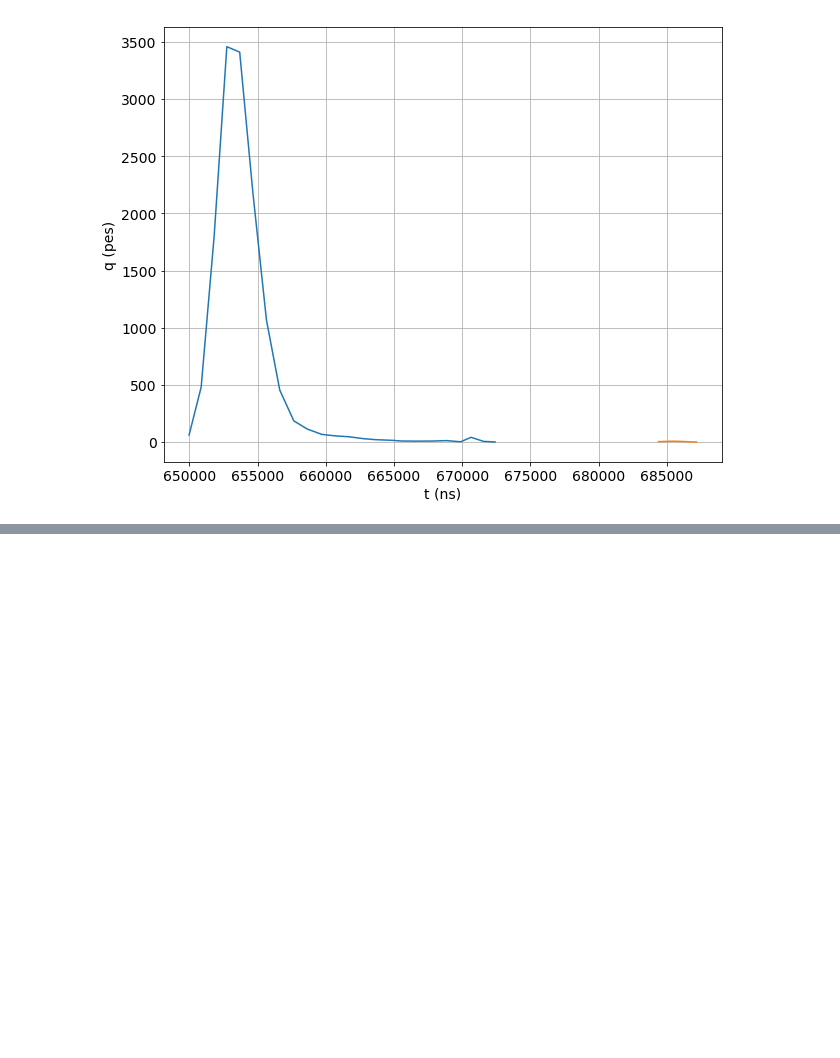
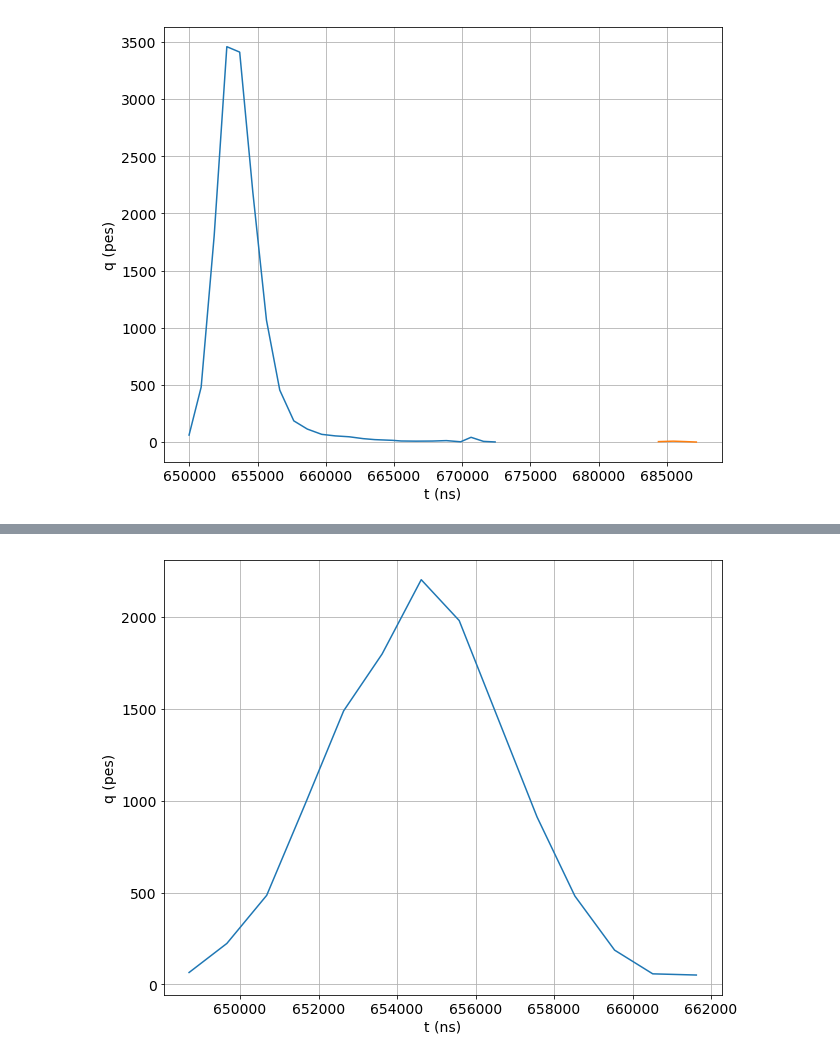
Before and after one commit to jjgomezcadenas/ICDEV, a Jupyter notebook: lsc/krFeb2018_waveforms.ipynb, the cells around one changed output, grey strips where cells are left out. Cells and saved outputs as stored; diff of their text form; code cells hidden in the pictures; blank space fills up the shorter version.

```diff
--- a/lsc/krFeb2018_waveforms.ipynb
+++ b/lsc/krFeb2018_waveforms.ipynb
@@ -1103,3 +1140,8 @@ s2s
 plot_S12(s2s)
 # %% [output]
 [figure]
+# %%
+s2_indx, s2_ene = pkf.indices_and_wf_above_threshold(cwf_sum, 1.0 * units.pes)
+s2s = pkf.find_peaks(cwf_sum, s2_indx, s2params.time, s2params.length, s2params.stride, s2params.rebin_stride,
+                    Pk=S2, pmt_ids=[-1], sipm_wfs=None, thr_sipm_s2=0)
+s2s
@@ -1105,0 +1163,4 @@ plot_S12(s2s)
+# %%
+plot_S12(s2s)
+# %% [output]
+[figure, added]
```
Also changed, not shown: parts of 33 cells of this notebook.
